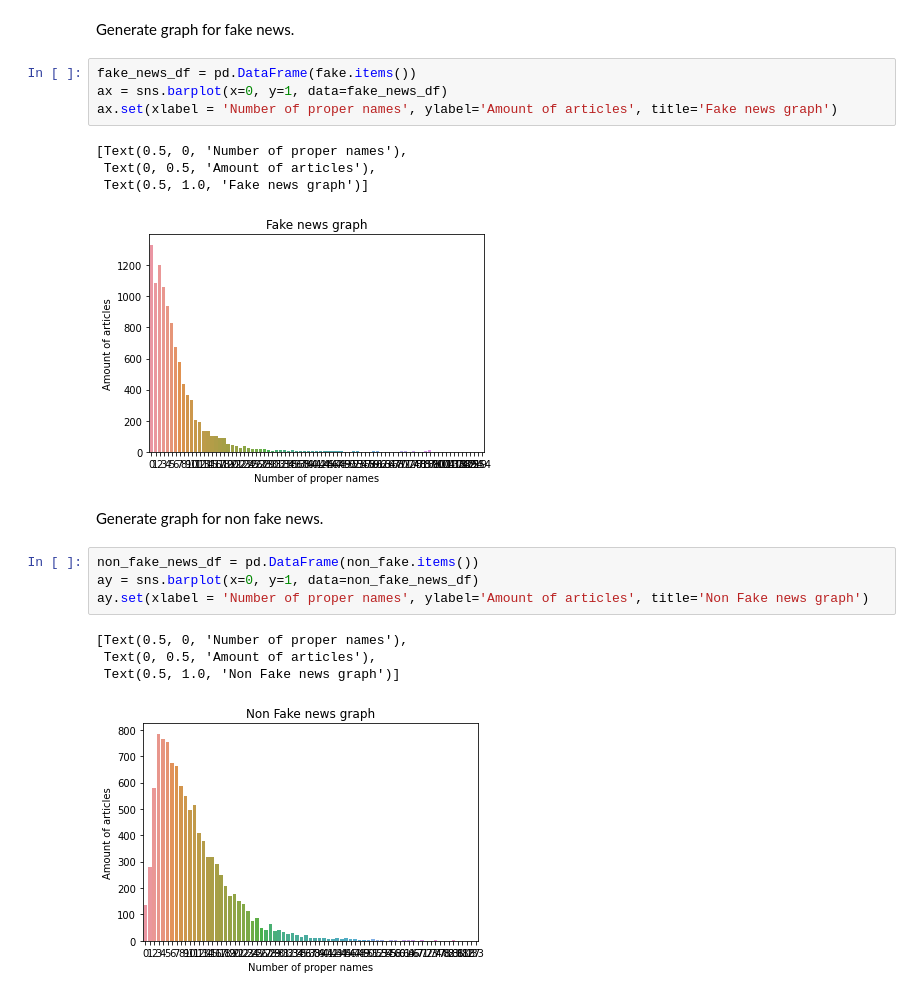
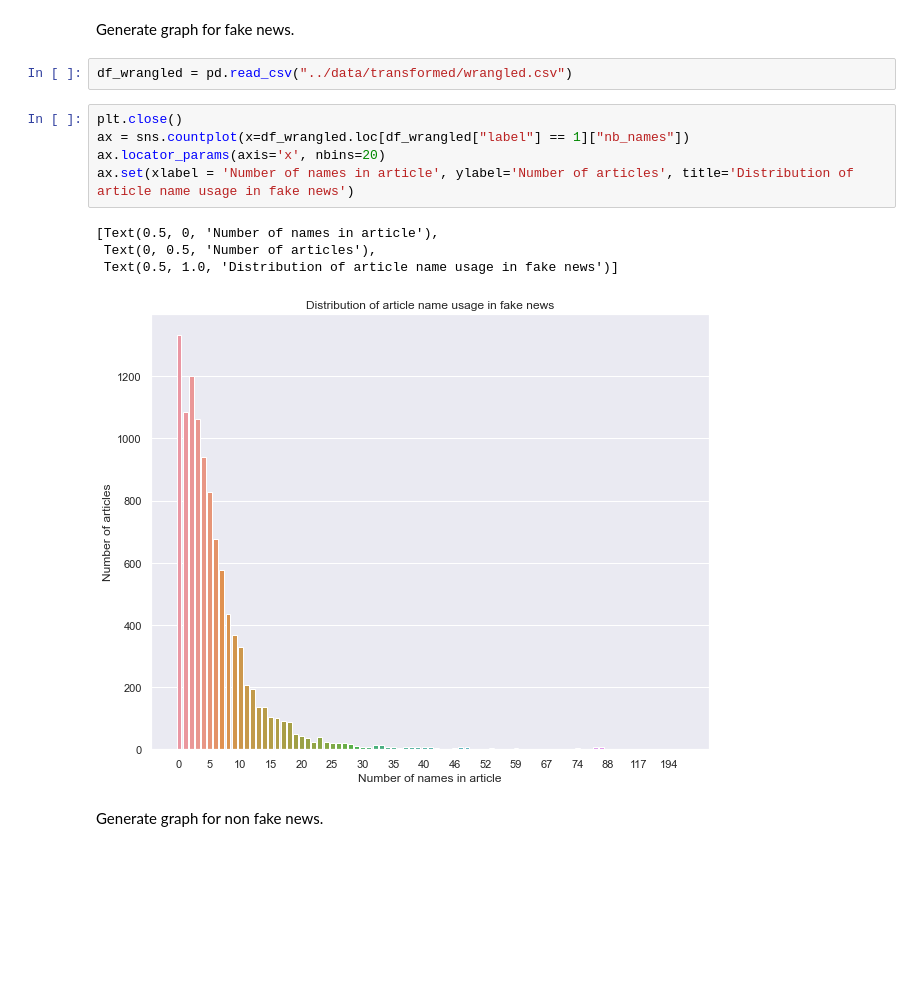
Before and after one commit to GeoffreyKarnbach/Fake-News-Detector-AI, a Jupyter notebook: src/analyse.ipynb, the cells around one changed output. Saved outputs shown, nothing was run; the diff lists cells and outputs as text; blank space fills up the shorter version.

Commit message:
added wrangled.csv and refactored

```diff
--- a/src/analyse.ipynb
+++ b/src/analyse.ipynb
@@ -179,22 +126,16 @@ All news amount: 20761  -  Added up number of all proper names: 173570  -  Avera
 # %% [markdown]
 Generate graph for fake news.
-# %%
-fake_news_df = pd.DataFrame(fake.items())
-ax = sns.barplot(x=0, y=1, data=fake_news_df)
-ax.set(xlabel = 'Number of proper names', ylabel='Amount of articles', title='Fake news graph')
-# %% [output]
-[Text(0.5, 0, 'Number of proper names'),
- Text(0, 0.5, 'Amount of articles'),
- Text(0.5, 1.0, 'Fake news graph')]
-[figure, removed]
+# %%
+df_wrangled = pd.read_csv("../data/transformed/wrangled.csv")
+# %%
+plt.close()
+ax = sns.countplot(x=df_wrangled.loc[df_wrangled["label"] == 1]["nb_names"])
+ax.locator_params(axis='x', nbins=20)
+ax.set(xlabel = 'Number of names in article', ylabel='Number of articles', title='Distribution of article name usage in fake news')
+# %% [output]
+[Text(0.5, 0, 'Number of names in article'),
+ Text(0, 0.5, 'Number of articles'),
+ Text(0.5, 1.0, 'Distribution of article name usage in fake news')]
+[figure, added]
 # %% [markdown]
 Generate graph for non fake news.
-# %%
-non_fake_news_df = pd.DataFrame(non_fake.items())
-ay = sns.barplot(x=0, y=1, data=non_fake_news_df)
-ay.set(xlabel = 'Number of proper names', ylabel='Amount of articles', title='Non Fake news graph')
-# %% [output]
-[Text(0.5, 0, 'Number of proper names'),
- Text(0, 0.5, 'Amount of articles'),
- Text(0.5, 1.0, 'Non Fake news graph')]
-[figure, removed]
```
Also changed, not shown: parts of 9 cells of this notebook, 2 other files.
